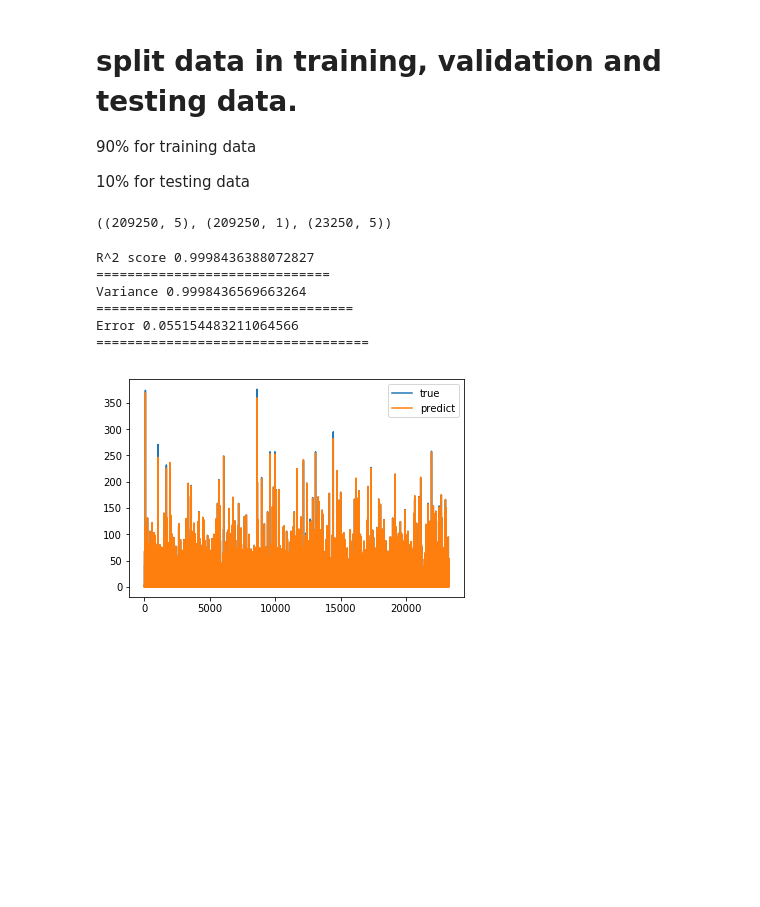
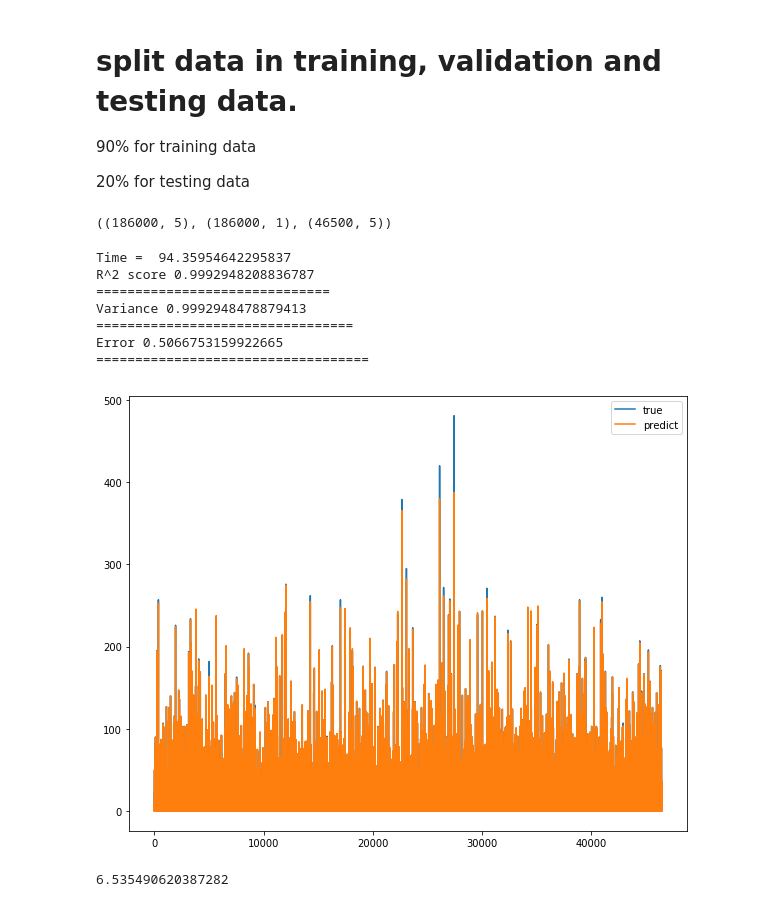
Before and after one commit to AmrKhalifa/Modeling-rainfall-data-in-Bangladesh, a Jupyter notebook: rainfall_random_forest.ipynb, the cells around one changed output. Cells and saved outputs as stored; diff of their text form; code cells hidden in the pictures; blank space fills up the shorter version.

```diff
--- a/rainfall_random_forest.ipynb
+++ b/rainfall_random_forest.ipynb
@@ -14,7 +21,7 @@ from sklearn.model_selection import cross_val_score
 # %%
 #write a function that allows to load the data in the 35 files for each station
 def loadData():
-    df = pd.read_csv('cleaned_customized_daily_rainfall_data .csv')
+    df = pd.read_csv('cleaned_customized_daily_rainfall_data .csv').sort_values(['Year', 'Month', 'Day'], ascending=[True, True,True])
     df = df[["StationIndex", "Year", "Month", "Day", "Rainfall"]]
     df = df.as_matrix()
     return df
@@ -22,54 +29,64 @@ def loadData():
 # split data in training, validation and  testing data.
 90% for training data
 
-10% for testing data
+20% for testing data
 # %%
 def split_data_target():
     rainfalls = loadData()
     data = rainfalls
     target = rainfalls[:,4:]
-    train_data,test_data, train_target, test_target = train_test_split(data, target, test_size=0.1, random_state=1)
+    train_data,test_data, train_target, test_target = train_test_split(data, target, test_size=0.2)
     return train_data, train_target, test_data, test_target
 # %%
 train_data, train_target, test_data, test_target = split_data_target()
 #train_target = train_target.reshape(1,35, 4820)
 train_data.shape, train_target.shape, test_data.shape
 # %% [output]
-((209250, 5), (209250, 1), (23250, 5))
+((186000, 5), (186000, 1), (46500, 5))
 # %%
 from sklearn.ensemble import RandomForestRegressor
 from sklearn import metrics
 model = RandomForestRegressor(bootstrap=True,
                               max_depth= 100,
                               max_features= 3,
                               min_samples_leaf= 3,
                               min_samples_split= 8,
                               n_estimators= 1000)
 X1 = train_data
 y1 = train_target
 y1 = y1.ravel()
 Xtest = test_data
 ytest = test_target
 ytest =ytest.reshape(-1,1)
+t = time.time()
 model.fit(X1,y1)
+print("Time = ", time.time()-t)
 predict1 = model.predict(Xtest)
 print('R^2 score' ,metrics.r2_score(ytest, predict1))
 print('==============================')
 print('Variance', metrics.explained_variance_score(ytest, predict1))
 print('=================================')
-print('Error', metrics.mean_squared_error(ytest, predict1))
+print('Error', np.sqrt(metrics.mean_squared_error(ytest, predict1)))
 print('===================================')
+plt.figure(figsize=(10,8))
 plt.plot(ytest)
 plt.plot(predict1)
+
 plt.legend(['true', 'predict'])
+plt.savefig('all.svg', dpi=3000)
 plt.show()
 #print(metrics.accuracy_score(pred,test_target))
 #X.shape, y.shape, X1.shape, y1.shape
 # %% [output]
-R^2 score 0.9998436388072827
+Time =  94.35954642295837
+R^2 score 0.9992948208836787
 ==============================
-Variance 0.9998436569663264
+Variance 0.9992948478879413
 =================================
-Error 0.055154483211064566
+Error 0.5066753159922665
 ===================================
-[figure, old version]
+[figure, new version]
+# %%
+np.mean(predict1)
+# %% [output]
+6.535490620387282
```
Also changed, not shown: parts of 2 cells of this notebook, 4 other files.
